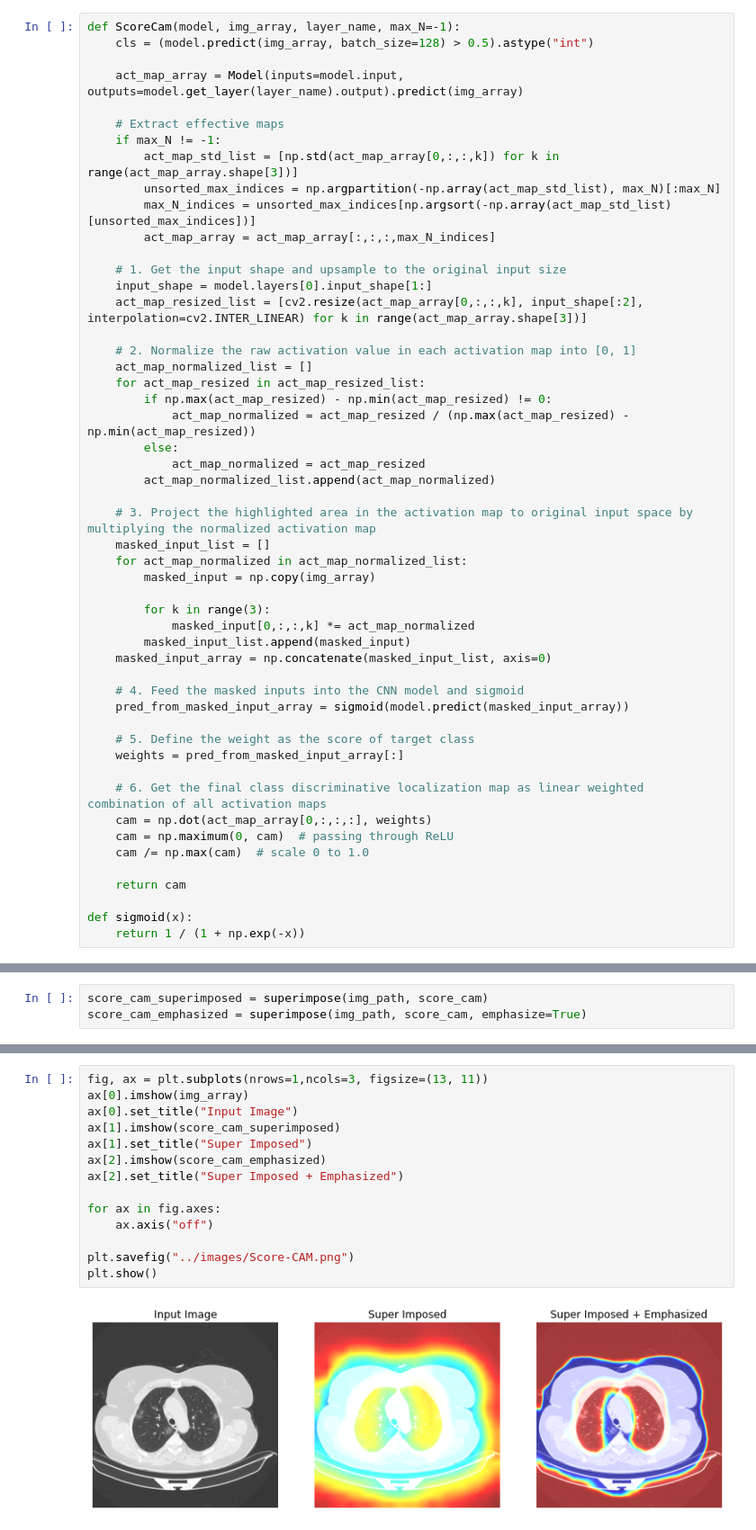
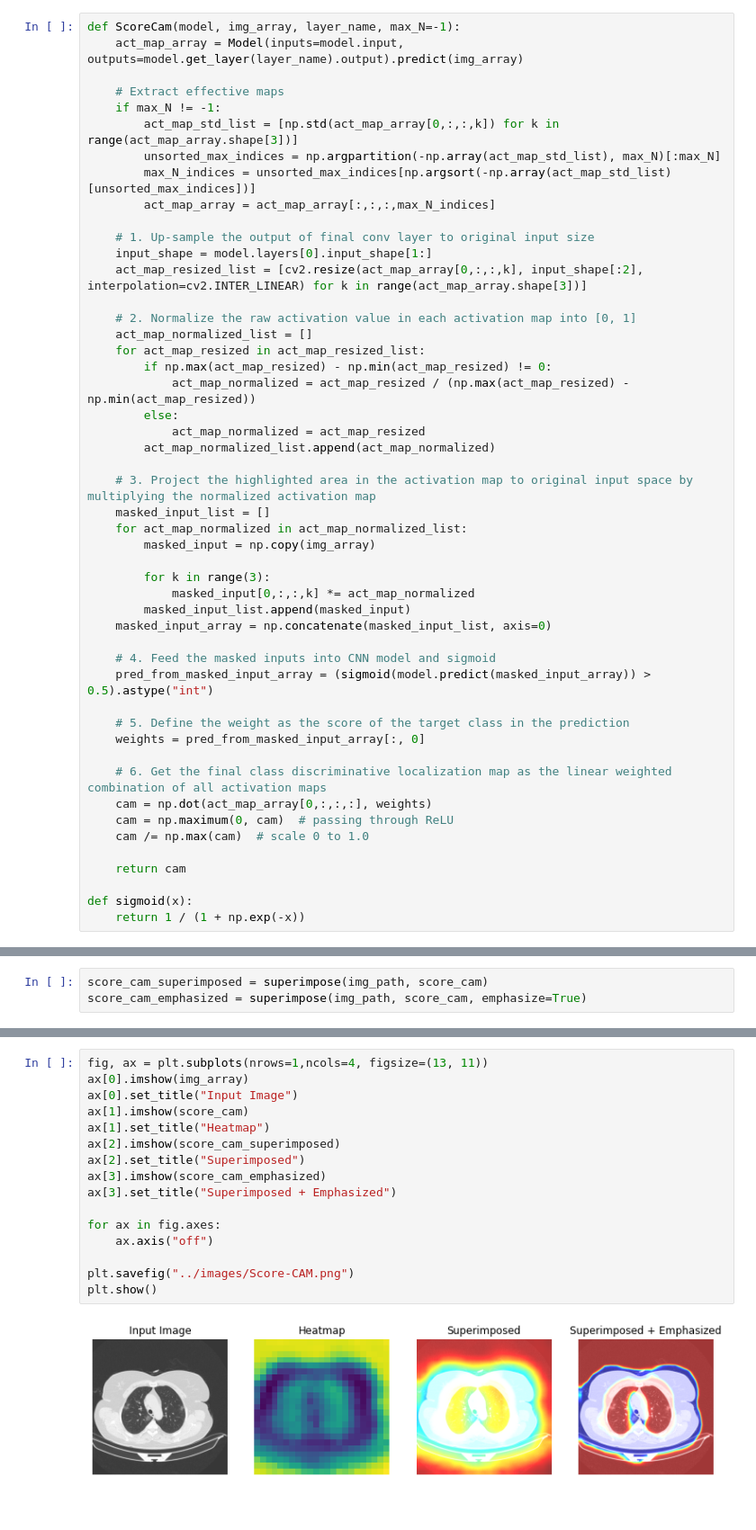
Before and after one commit to kalzeo/KyleNet, a Jupyter notebook: scripts/Score CAM.ipynb, the cells around one changed output, grey strips where cells are left out. Shown at 90% size. Saved outputs shown, nothing was run; the diff lists cells and outputs as text; blank space fills up the shorter version.

Commit message:
Score-CAM implemented + minor changes

```diff
--- a/scripts/Score CAM.ipynb
+++ b/scripts/Score CAM.ipynb
@@ -64,8 +64,6 @@ show_image(img_array)
 ##### ScoreCam Algorithm
 # %%
 def ScoreCam(model, img_array, layer_name, max_N=-1):
-    cls = (model.predict(img_array, batch_size=128) > 0.5).astype("int")
-
     act_map_array = Model(inputs=model.input, outputs=model.get_layer(layer_name).output).predict(img_array)
 
     # Extract effective maps
@@ -75,7 +73,7 @@ def ScoreCam(model, img_array, layer_name, max_N=-1):
         max_N_indices = unsorted_max_indices[np.argsort(-np.array(act_map_std_list)[unsorted_max_indices])]
         act_map_array = act_map_array[:,:,:,max_N_indices]
 
-    # 1. Get the input shape and upsample to the original input size
+    # 1. Up-sample the output of final conv layer to original input size
     input_shape = model.layers[0].input_shape[1:]
     act_map_resized_list = [cv2.resize(act_map_array[0,:,:,k], input_shape[:2], interpolation=cv2.INTER_LINEAR) for k in range(act_map_array.shape[3])]
 
@@ -98,13 +96,13 @@ def ScoreCam(model, img_array, layer_name, max_N=-1):
         masked_input_list.append(masked_input)
     masked_input_array = np.concatenate(masked_input_list, axis=0)
 
-    # 4. Feed the masked inputs into the CNN model and sigmoid
-    pred_from_masked_input_array = sigmoid(model.predict(masked_input_array))
+    # 4. Feed the masked inputs into CNN model and sigmoid
+    pred_from_masked_input_array = (sigmoid(model.predict(masked_input_array)) > 0.5).astype("int")
 
-    # 5. Define the weight as the score of target class
-    weights = pred_from_masked_input_array[:]
+    # 5. Define the weight as the score of the target class in the prediction
+    weights = pred_from_masked_input_array[:, 0]
 
-    # 6. Get the final class discriminative localization map as linear weighted combination of all activation maps
+    # 6. Get the final class discriminative localization map as the linear weighted combination of all activation maps
     cam = np.dot(act_map_array[0,:,:,:], weights)
     cam = np.maximum(0, cam)  # passing through ReLU
     cam /= np.max(cam)  # scale 0 to 1.0
@@ -157,16 +155,18 @@ score_cam_emphasized = superimpose(img_path, score_cam, emphasize=True)
 # %%
-fig, ax = plt.subplots(nrows=1,ncols=3, figsize=(13, 11))
+fig, ax = plt.subplots(nrows=1,ncols=4, figsize=(13, 11))
 ax[0].imshow(img_array)
 ax[0].set_title("Input Image")
-ax[1].imshow(score_cam_superimposed)
-ax[1].set_title("Super Imposed")
-ax[2].imshow(score_cam_emphasized)
-ax[2].set_title("Super Imposed + Emphasized")
+ax[1].imshow(score_cam)
+ax[1].set_title("Heatmap")
+ax[2].imshow(score_cam_superimposed)
+ax[2].set_title("Superimposed")
+ax[3].imshow(score_cam_emphasized)
+ax[3].set_title("Superimposed + Emphasized")
 
 for ax in fig.axes:
     ax.axis("off")
 
 plt.savefig("../images/Score-CAM.png")
 plt.show()
 # %% [output]
-[figure, old version]
+[figure, new version]
```
Also changed, not shown: parts of 9 cells of this notebook, 1 other file.
